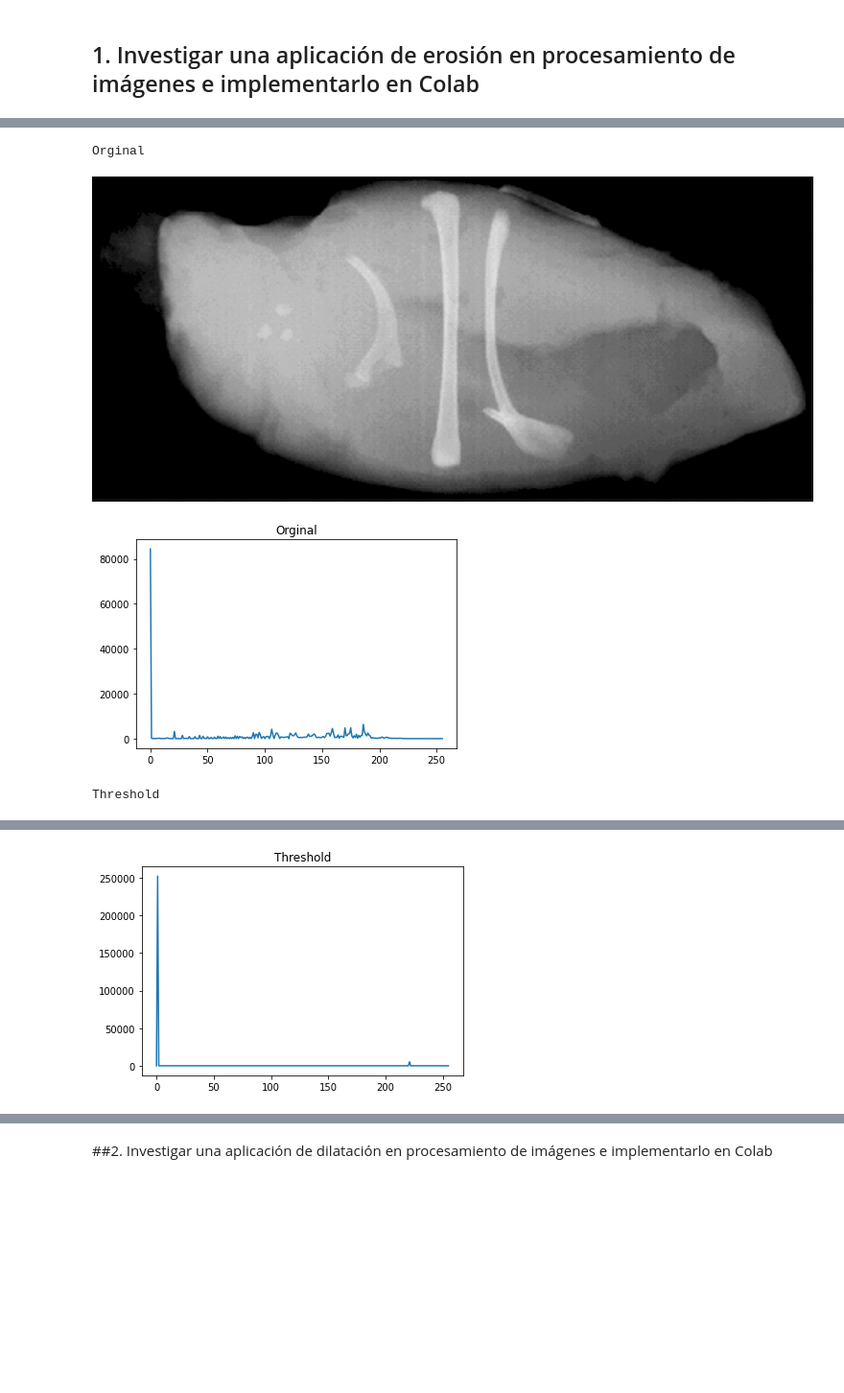
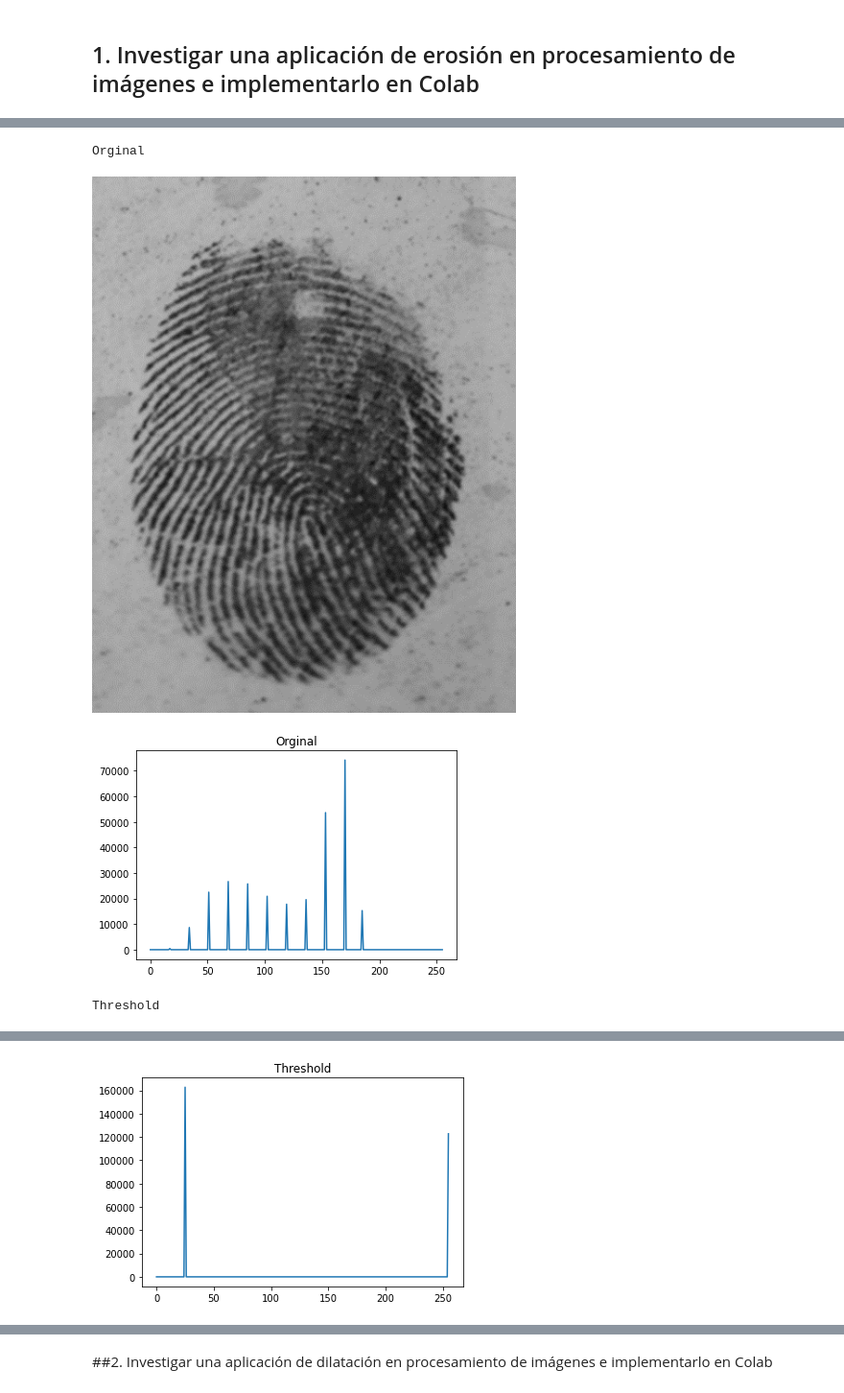
Before and after one commit to AlfonsoVasquezC/ComputervisionMNA, a Jupyter notebook: 4_2_Equipo_1_Google_Colab_Algoritmos_de_mejoramiento_de_imágenes_usando_operaciones_morfológicas.ipynb, the cells around one changed output, grey strips where cells are left out. Shown at 96% size. Drawn from its saved outputs; the diff is of its cells as text; code cells hidden in the pictures; blank space fills up the shorter version.

```diff
--- a/4_2_Equipo_1_Google_Colab_Algoritmos_de_mejoramiento_de_imágenes_usando_operaciones_morfológicas.ipynb
+++ b/4_2_Equipo_1_Google_Colab_Algoritmos_de_mejoramiento_de_imágenes_usando_operaciones_morfológicas.ipynb
@@ -82,28 +111,28 @@ Erosionada
 # %%
-urlErosion = "/content/drive/MyDrive/Colab Notebooks/Computo imagen y video/4.2 Images/eroded image aplicatin.PNG"
+urlErosion = "/content/drive/MyDrive/Colab Notebooks/Computo imagen y video/4.2 Images/Huella.png"
 img_Erosion = cv.imread(urlErosion,cv.IMREAD_GRAYSCALE)
 # img_Erosion = cv.resize(img_Erosion, (200,200))
 
-ret, th = cv.threshold(img_Erosion, 200, 220, cv.THRESH_BINARY)
-th2 = th - 255
+ret, th = cv.threshold(img_Erosion, 130, 230, cv.THRESH_BINARY)
+th2 = abs(255-th)
 
-kernel = np.ones((3,3),np.uint8)
-erosion = cv.erode(th,kernel,iterations = 1)
+kernel = np.ones((4,4),np.uint8)
+erosion = cv.erode(th2,kernel,iterations = 1)
 
 print("Orginal \n")
 cv2_imshow(img_Erosion)
 gethistogram(img_Erosion,"Orginal")
 
 
 print("Threshold \n")
 cv2_imshow(th2)
 gethistogram(th2,"Threshold")
 
 print("Erosionada \n")
 cv2_imshow(erosion)
 gethistogram(erosion,"Erosion")
 # %% [output]
 Orginal
-[figure, old version]
+[figure, new version]
-[figure, old version]
+[figure, new version]
 Threshold
@@ -111,2 +140,2 @@ Threshold
-[figure, old version]
+[figure, new version]
 Erosionada
```
Also changed, not shown: parts of 21 cells of this notebook.
